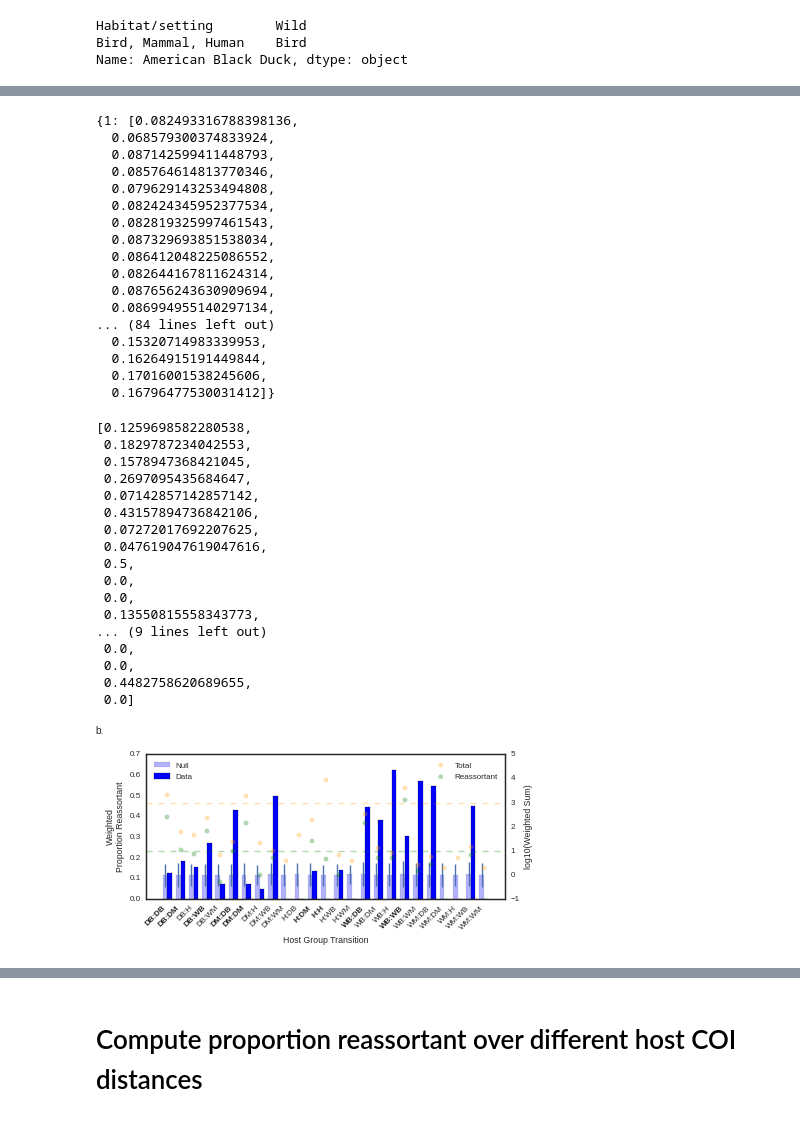
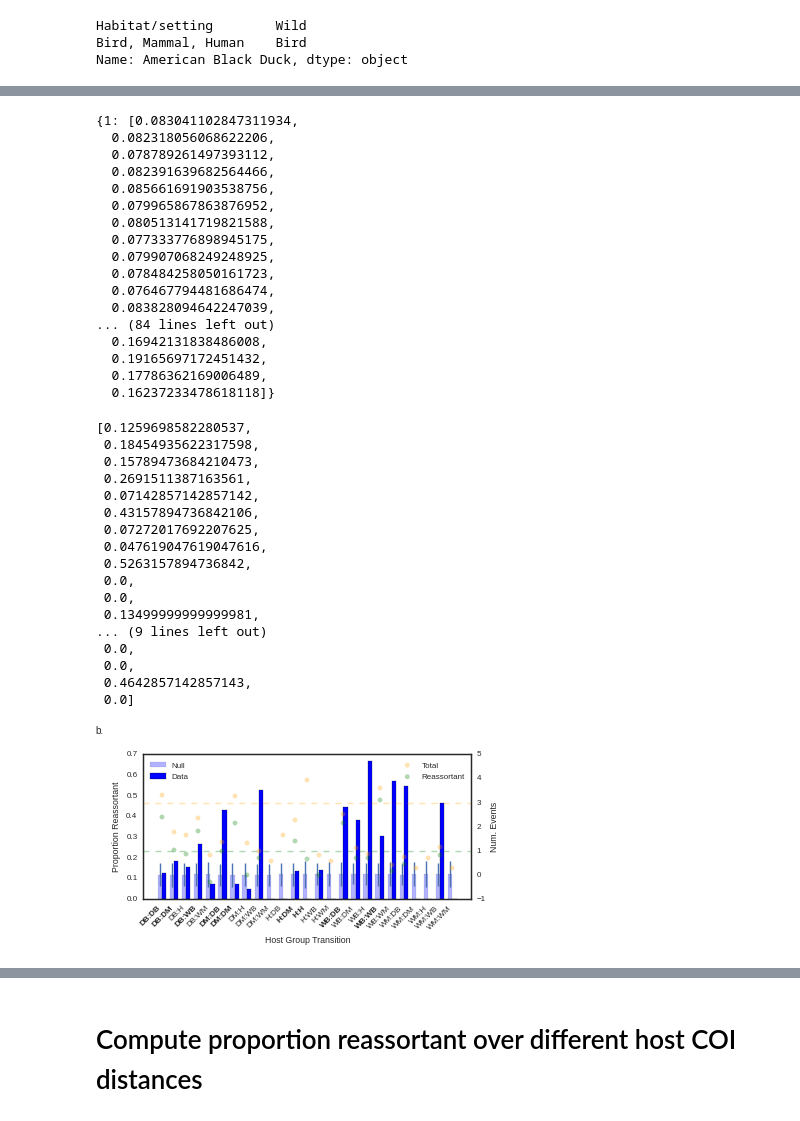
Before and after one commit to ericmjl/influenza-global-reassortment, a Jupyter notebook: Make Figure - Proportion Reassortant.ipynb, the cells around one changed output, grey strips where cells are left out. Saved outputs shown, nothing was run; the diff lists cells and outputs as text; code cells hidden in the pictures.

```diff
--- a/Make Figure - Proportion Reassortant.ipynb
+++ b/Make Figure - Proportion Reassortant.ipynb
@@ -111,7 +130,7 @@ Host classes:
 # %%
 # Open the bird vs. mammal CSV file
 
-host_classes = pd.read_csv('host_groups.csv').drop_duplicates()
+host_classes = pd.read_csv('supp_data/host_groups.csv').drop_duplicates()
 # I suspected there may have been duplicates, so I added the drop_duplicates() function call.
 host_classes.set_index(['Country', 'Species'], inplace=True)
 host_classes.ix['Canada'].ix['American Black Duck']
@@ -301,23 +320,23 @@ summaryG.edges(data=True)
 # %%
 percs
 # %% [output]
-{1: [0.082493316788398136,
-  0.068579300374833924,
-  0.087142599411448793,
-  0.085764614813770346,
-  0.079629143253494808,
-  0.082424345952377534,
-  0.082819325997461543,
-  0.087329693851538034,
-  0.086412048225086552,
-  0.082644167811624314,
-  0.087656243630909694,
-  0.086994955140297134,
+{1: [0.083041102847311934,
+  0.082318056068622206,
+  0.078789261497393112,
+  0.082391639682564466,
+  0.085661691903538756,
+  0.079965867863876952,
+  0.080513141719821588,
+  0.077333776898945175,
+  0.079907068249248925,
+  0.078484258050161723,
+  0.076467794481686474,
+  0.083828094642247039,
 ... (84 lines left out)
-  0.15320714983339953,
-  0.16264915191449844,
-  0.17016001538245606,
-  0.16796477530031412]}
+  0.16942131838486008,
+  0.19165697172451432,
+  0.17786362169006489,
+  0.16237233478618118]}
 # %%
 # Compile the "data" statistics.
 data = []
@@ -336,55 +355,55 @@ for sc, sk, d in sorted(hg.edges(data=True), key=lambda x:(x[0], x[1])):
         log10clonal.append(np.log10(d['total'] - d['reassortant']))
 data
 # %% [output]
-[0.1259698582280538,
- 0.1829787234042553,
- 0.1578947368421045,
- 0.2697095435684647,
+[0.1259698582280537,
+ 0.18454935622317598,
+ 0.15789473684210473,
+ 0.2691511387163561,
  0.07142857142857142,
  0.43157894736842106,
  0.07272017692207625,
  0.047619047619047616,
- 0.5,
+ 0.5263157894736842,
  0.0,
  0.0,
- 0.13550815558343773,
+ 0.13499999999999981,
 ... (9 lines left out)
  0.0,
  0.0,
- 0.4482758620689655,
+ 0.4642857142857143,
  0.0]
 # %%
 # Plot data vs. null model.
-fig = plt.figure(figsize=(6,3))
+fig = plt.figure(figsize=(5.5,3))
 
 ind = np.arange(len(means))
 width = 0.35
 
 ax = fig.add_subplot(1,1,1)
 ax.bar(ind, means, width=width, color='blue', label='Null', yerr=np.array(stds)*3, alpha=0.3)
 ax.bar(ind+width, data, width=width, color='blue', label='Data')
 ax.set_xticks(ind+width)
 ax.set_xticklabels(names, rotation=45, ha='right')
-ax.set_ylabel('Weighted\nProportion Reassortant')
+ax.set_ylabel('Proportion Reassortant')
 ax.set_xlabel('Host Group Transition')
 
 for i, label in enumerate(ax.get_xaxis().get_ticklabels()):
     if log10weights[i] > 3 or log10reassort[i] > 1:
         label.set_weight('bold')
 
 ax2 = ax.twinx()
 ax2.scatter(ind+width, log10weights, color='orange', label='Total', alpha=0.3)
 ax2.scatter(ind+width, log10reassort, color='green', label='Reassortant', alpha=0.3)
-ax2.set_ylabel('log10(Weighted Sum)')
+ax2.set_ylabel('Num. Events')
 ax.legend(loc='upper left')
 ax2.legend(loc='upper right')
 
 ax2.axhline(y=1, color='green', alpha=0.3, linestyle='--')
 ax2.axhline(y=3, color='orange', alpha=0.3, linestyle='--')
 
 ax.annotate('b.', xy=(0,1), xycoords='figure fraction', va='top', ha='left')
 # plt.legend()
 plt.subplots_adjust(left=0.10, right=0.93, bottom=0.23)
 plt.savefig('figures/Proportion Reassortant Ecological.pdf')
 # %% [output]
-[figure, old version]
+[figure, new version]
```
Also changed, not shown: parts of 29 cells of this notebook, 3 other files.
